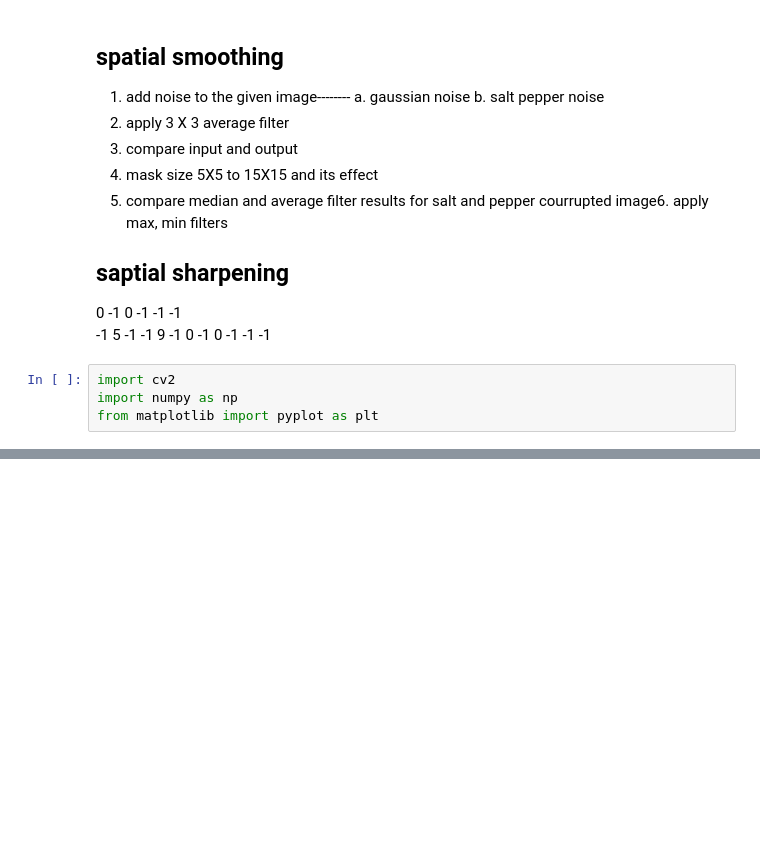
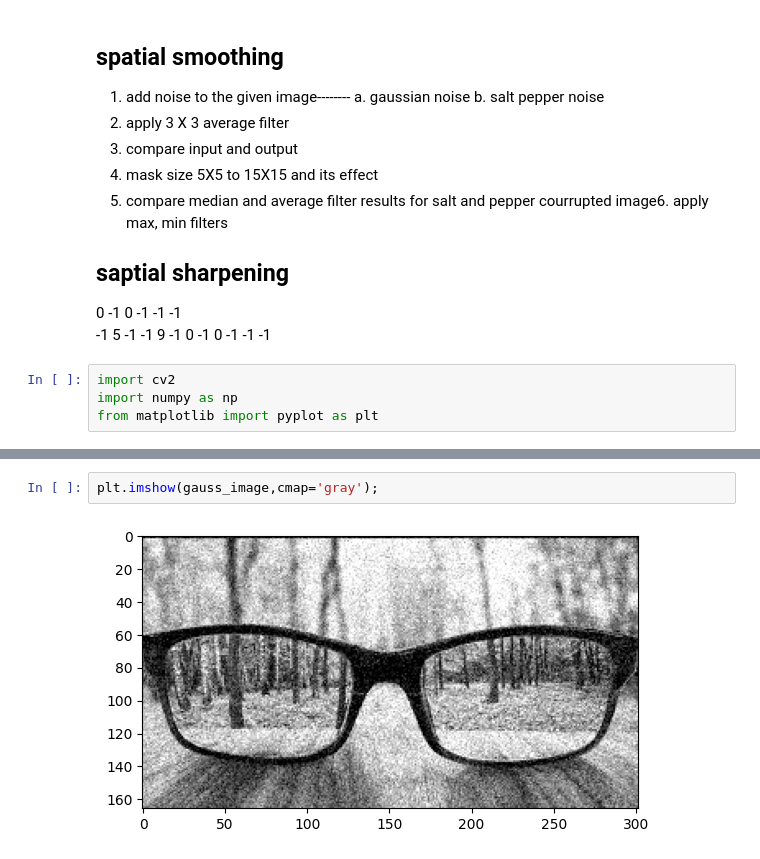
Before and after one commit to shruti-sharma12/IPPR-LAB, a Jupyter notebook: ippr(lab3).ipynb, the cells around one changed output, grey strips where cells are left out. Cells and saved outputs as stored; diff of their text form; blank space fills up the shorter version.

```diff
--- a/ippr(lab3).ipynb
+++ b/ippr(lab3).ipynb
@@ -44 +55,5 @@ AttributeError: 'NoneType' object has no attribute 'astype'
+# %%
+plt.imshow(gauss_image,cmap='gray');
+# %% [output]
+[figure, added]
 # %%
```
Also changed, not shown: parts of 21 cells of this notebook.
